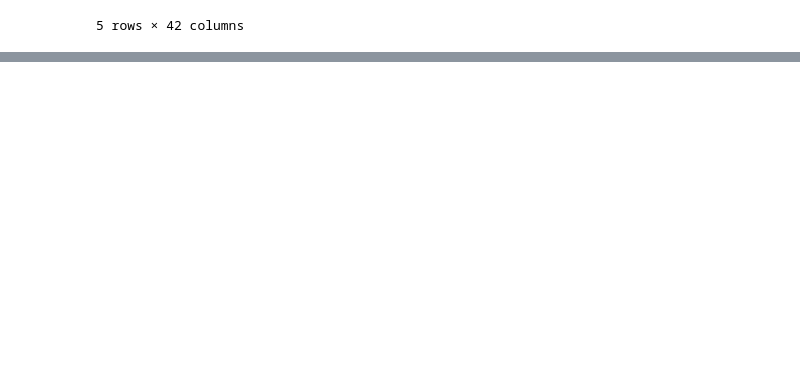
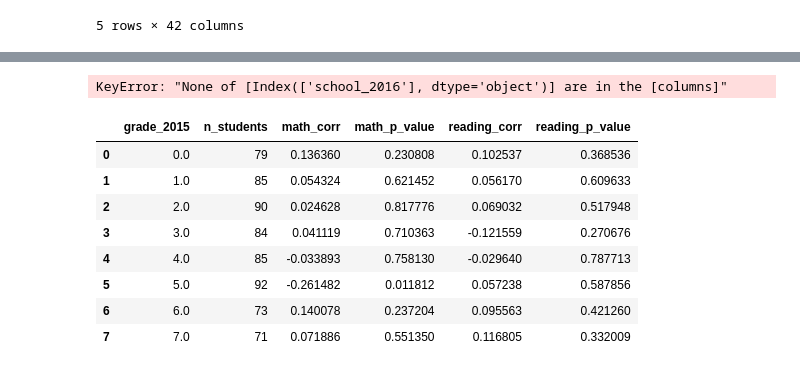
Before and after one commit to aerler101-1/CEMD, a Jupyter notebook: CEMD.ipynb, the cells around one changed output, grey strips where cells are left out. Drawn from its saved outputs; the diff is of its cells as text; code cells hidden in the pictures; blank space fills up the shorter version.

```diff
--- a/CEMD.ipynb
+++ b/CEMD.ipynb
@@ -696,3 +756,61 @@ student[["school_2015"]].head()
+# %%
+# Filter map_df to any term in 2016
+school_2016_df = (
+    map_df[map_df["year"] == 2016]
+    .dropna(subset=["map_school"])
+    .sort_values(["StudentID", "map_term"])  # Optional: ensure consistent term order
+    .drop_duplicates(subset="StudentID")[["StudentID", "map_school"]]
+    .rename(columns={"map_school": "school_2016"})
+)
+
+# Merge into student table
+student = student.reset_index().merge(school_2016_df, on="StudentID", how="left").set_index("StudentID")
+
+# Preview
+student[["school_2016"]].head()
+# %% [output]
+KeyError: "None of [Index(['school_2016'], dtype='object')] are in the [columns]"
 # %%
 # Export enriched student table to CSV
 student.to_csv("student_table_enriched.csv", index=True)
+# %%
+import pandas as pd
+from scipy.stats import pearsonr
+
+# Load your enriched dataset
+df = pd.read_csv("student_table_enriched.csv")
+
+# Drop missing values for the needed columns
+df_corr = df.dropna(subset=["attendance_rate", "math_growth", "reading_growth", "grade_2015"])
+
+# Initialize list to store results
+grade_stats = []
+
+# Loop through unique grades
+for grade in sorted(df_corr["grade_2015"].dropna().unique()):
+    sub_df = df_corr[df_corr["grade_2015"] == grade]
+    if len(sub_df) >= 10:  # Ensure enough data points
+        r_math, p_math = pearsonr(sub_df["attendance_rate"], sub_df["math_growth"])
+        r_reading, p_reading = pearsonr(sub_df["attendance_rate"], sub_df["reading_growth"])
+        grade_stats.append({
+            "grade_2015": grade,
+            "n_students": len(sub_df),
+            "math_corr": r_math,
+            "math_p_value": p_math,
+            "reading_corr": r_reading,
+            "reading_p_value": p_reading
+        })
+
+# Convert to DataFrame and display
+grade_corr_df = pd.DataFrame(grade_stats)
+display(grade_corr_df)
+# %% [output]
+|  | grade_2015 | n_students | math_corr | math_p_value | reading_corr | reading_p_value |
+| 0 | 0.0 | 79 | 0.136360 | 0.230808 | 0.102537 | 0.368536 |
+| 1 | 1.0 | 85 | 0.054324 | 0.621452 | 0.056170 | 0.609633 |
+| 2 | 2.0 | 90 | 0.024628 | 0.817776 | 0.069032 | 0.517948 |
+| 3 | 3.0 | 84 | 0.041119 | 0.710363 | -0.121559 | 0.270676 |
+| 4 | 4.0 | 85 | -0.033893 | 0.758130 | -0.029640 | 0.787713 |
+| 5 | 5.0 | 92 | -0.261482 | 0.011812 | 0.057238 | 0.587856 |
+| 6 | 6.0 | 73 | 0.140078 | 0.237204 | 0.095563 | 0.421260 |
+| 7 | 7.0 | 71 | 0.071886 | 0.551350 | 0.116805 | 0.332009 |
```
Also changed, not shown: parts of 13 cells of this notebook, 1 other file.
